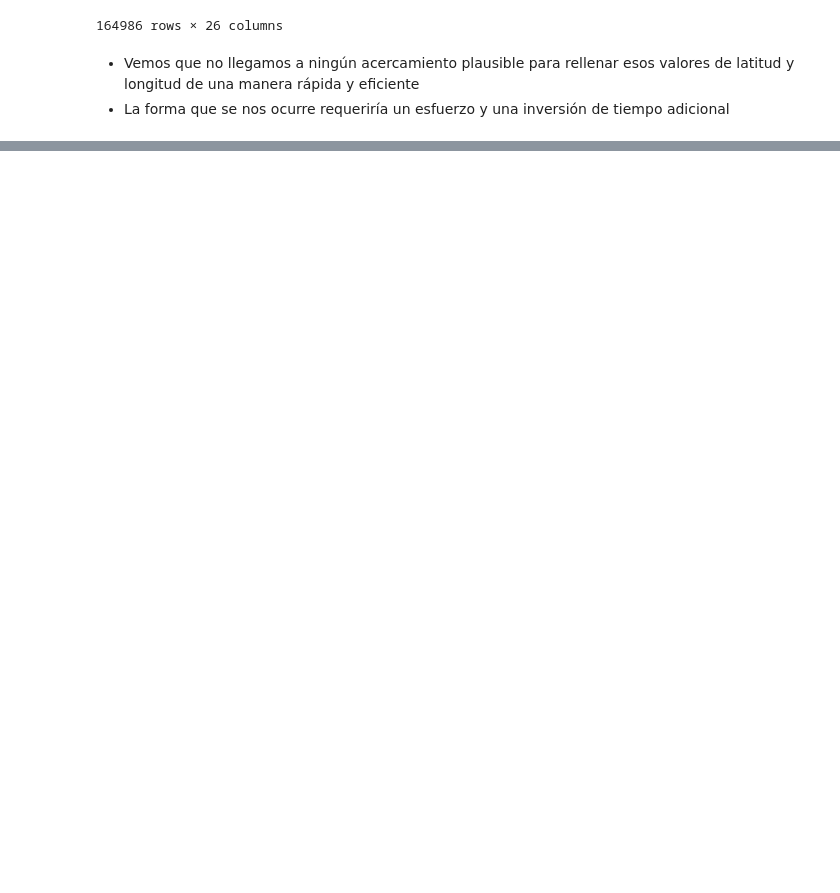
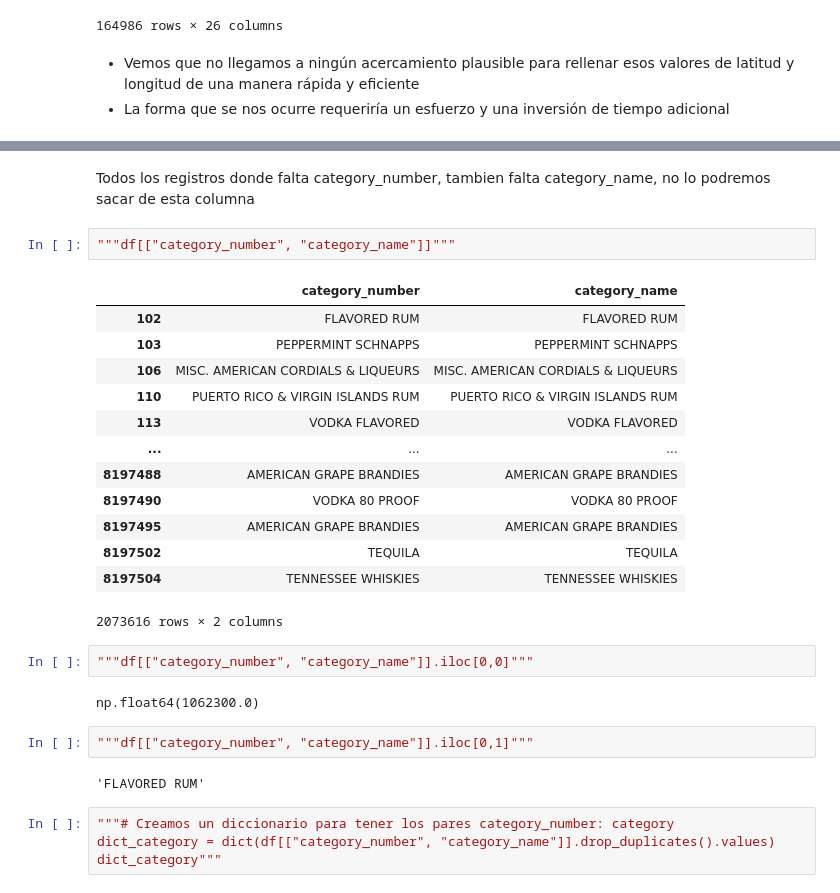
Before and after one commit to MariCruzTE/eda_ventas, a Jupyter notebook: jupyters/limpieza.ipynb, the cells around one changed output, grey strips where cells are left out. Drawn from its saved outputs; the diff is of its cells as text; blank space fills up the shorter version.

```diff
--- a/jupyters/limpieza.ipynb
+++ b/jupyters/limpieza.ipynb
@@ -435,0 +522,30 @@ df.to_parquet("../data/data_transform/dataset_cleaned.parquet")
+# %% [markdown]
+Todos los registros donde falta category_number, tambien falta category_name, no lo podremos sacar de esta columna
+# %%
+"""df[["category_number", "category_name"]]"""
+# %% [output]
+|  | category_number | category_name |
+| 102 | FLAVORED RUM | FLAVORED RUM |
+| 103 | PEPPERMINT SCHNAPPS | PEPPERMINT SCHNAPPS |
+| 106 | MISC. AMERICAN CORDIALS & LIQUEURS | MISC. AMERICAN CORDIALS & LIQUEURS |
+| 110 | PUERTO RICO & VIRGIN ISLANDS RUM | PUERTO RICO & VIRGIN ISLANDS RUM |
+| 113 | VODKA FLAVORED | VODKA FLAVORED |
+| ... | ... | ... |
+| 8197488 | AMERICAN GRAPE BRANDIES | AMERICAN GRAPE BRANDIES |
+| 8197490 | VODKA 80 PROOF | VODKA 80 PROOF |
+| 8197495 | AMERICAN GRAPE BRANDIES | AMERICAN GRAPE BRANDIES |
+| 8197502 | TEQUILA | TEQUILA |
+| 8197504 | TENNESSEE WHISKIES | TENNESSEE WHISKIES |
+2073616 rows × 2 columns
+# %%
+"""df[["category_number", "category_name"]].iloc[0,0]"""
+# %% [output]
+np.float64(1062300.0)
+# %%
+"""df[["category_number", "category_name"]].iloc[0,1]"""
+# %% [output]
+'FLAVORED RUM'
+# %%
+"""# Creamos un diccionario para tener los pares category_number: category
+dict_category = dict(df[["category_number", "category_name"]].drop_duplicates().values)
+dict_category"""
```
Also changed, not shown: parts of 28 cells of this notebook, 6 other files.
